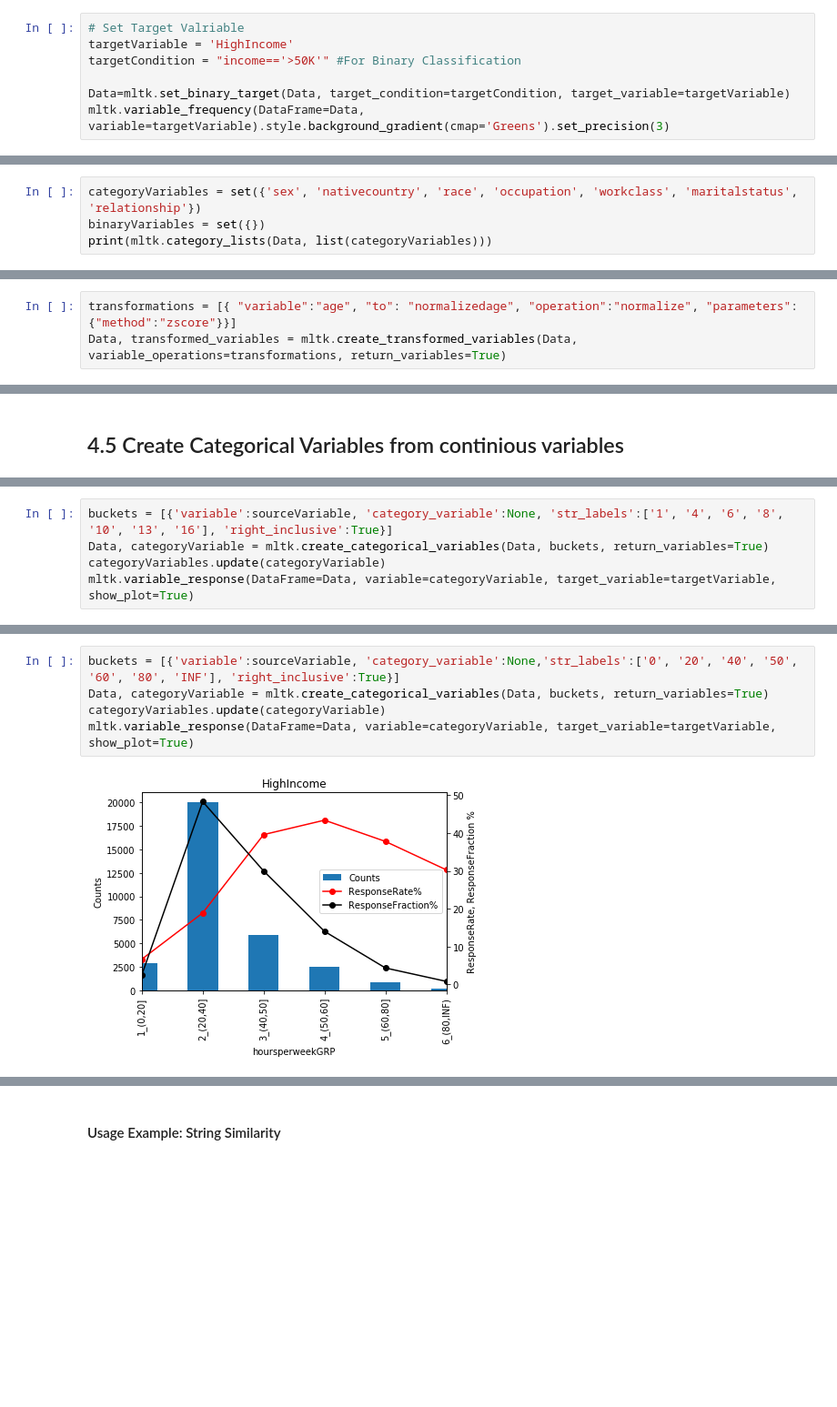
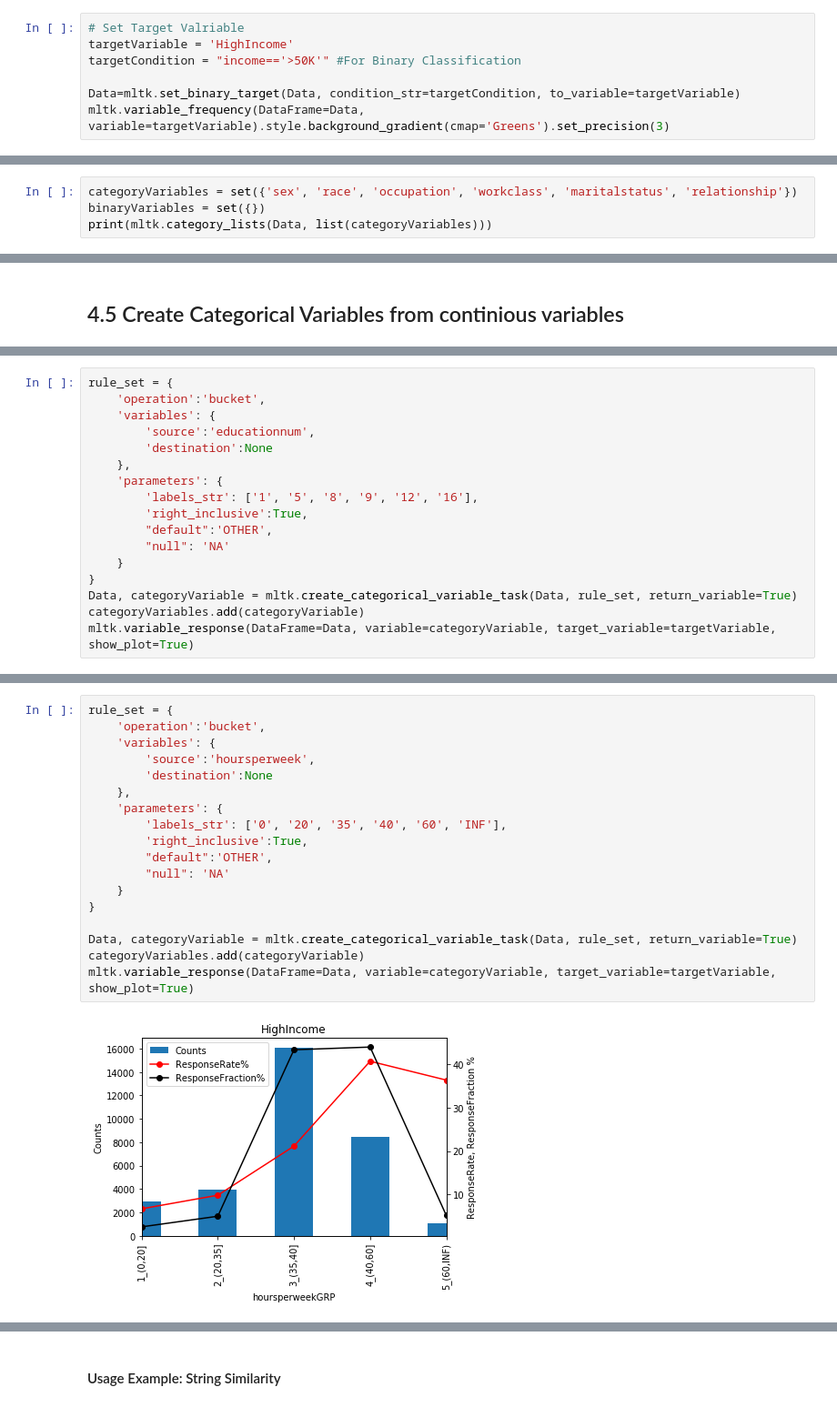
Before and after one commit to mltoolkit/MLToolKit, a Jupyter notebook: MLToolKit Example - Adult Census Income.ipynb, the cells around one changed output, grey strips where cells are left out. Shown at 91% size. Cells and saved outputs as stored; diff of their text form; blank space fills up the shorter version.

```diff
--- a/MLToolKit Example - Adult Census Income.ipynb
+++ b/MLToolKit Example - Adult Census Income.ipynb
@@ -102,7 +102,7 @@ mltk.variable_frequency(DataFrame=Data, variable=target_source).style.background
 targetVariable = 'HighIncome'
 targetCondition = "income=='>50K'" #For Binary Classification
 
-Data=mltk.set_binary_target(Data, target_condition=targetCondition, target_variable=targetVariable)
+Data=mltk.set_binary_target(Data, condition_str=targetCondition, to_variable=targetVariable)
 mltk.variable_frequency(DataFrame=Data, variable=targetVariable).style.background_gradient(cmap='Greens').set_precision(3)
 # %% [output]
 |  | Counts | CountsFraction% |
@@ -235,7 +257,7 @@ table.style.background_gradient(cmap='Greens').set_precision(3)
 # %% [markdown]
 ## 4.1 Inspect Categorical Variables
 # %%
-categoryVariables = set({'sex', 'nativecountry', 'race', 'occupation', 'workclass', 'maritalstatus', 'relationship'})
+categoryVariables = set({'sex', 'race', 'occupation', 'workclass', 'maritalstatus', 'relationship'})
 binaryVariables = set({})
 print(mltk.category_lists(Data, list(categoryVariables)))
 # %% [output]
@@ -258,6 +280,3 @@ print(mltk.category_lists(Data, list(categoryVariables)))
 }
 # %% [markdown]
 ## 4.2 Tranform Variables
-# %%
-transformations = [{ "variable":"age", "to": "normalizedage", "operation":"normalize", "parameters":{"method":"zscore"}}]
-Data, transformed_variables = mltk.create_transformed_variables(Data, variable_operations=transformations, return_variables=True)
@@ -426,6 +573,18 @@ mltk.histogram(Data, sourceVariable, n_bins=10, orientation='vertical', show_plo
 # %%
-buckets = [{'variable':sourceVariable, 'category_variable':None, 'str_labels':['1', '4', '6', '8', '10', '13', '16'], 'right_inclusive':True}]
-Data, categoryVariable = mltk.create_categorical_variables(Data, buckets, return_variables=True)
-categoryVariables.update(categoryVariable)
+rule_set = {
+    'operation':'bucket',
+    'variables': {
+        'source':'educationnum',
+        'destination':None
+    },
+    'parameters': {
+        'labels_str': ['1', '5', '8', '9', '12', '16'],
+        'right_inclusive':True,
+        "default":'OTHER',
+        "null": 'NA'
+    }
+}
+Data, categoryVariable = mltk.create_categorical_variable_task(Data, rule_set, return_variable=True)
+categoryVariables.add(categoryVariable)
 mltk.variable_response(DataFrame=Data, variable=categoryVariable, target_variable=targetVariable, show_plot=True)
 # %% [output]
@@ -460,10 +618,23 @@ mltk.histogram(Data, sourceVariable, n_bins=10, orientation='vertical', show_plo
 # %%
-buckets = [{'variable':sourceVariable, 'category_variable':None,'str_labels':['0', '20', '40', '50', '60', '80', 'INF'], 'right_inclusive':True}]
-Data, categoryVariable = mltk.create_categorical_variables(Data, buckets, return_variables=True)
-categoryVariables.update(categoryVariable)
+rule_set = {
+    'operation':'bucket',
+    'variables': {
+        'source':'hoursperweek',
+        'destination':None
+    },
+    'parameters': {
+        'labels_str': ['0', '20', '35', '40', '60', 'INF'],
+        'right_inclusive':True,
+        "default":'OTHER',
+        "null": 'NA'
+    }
+}
+
+Data, categoryVariable = mltk.create_categorical_variable_task(Data, rule_set, return_variable=True)
+categoryVariables.add(categoryVariable)
 mltk.variable_response(DataFrame=Data, variable=categoryVariable, target_variable=targetVariable, show_plot=True)
 # %% [output]
-[figure, old version]
+[figure, new version]
 |  | Counts | HighIncome | CountsFraction% | ResponseFraction% | ResponseRate% |
 | hoursperweekGRP |  |  |  |  |  |
 | 1_(0,20] | 2928 | 195 | 8.99235 | 2.48693 | 6.65984 |
```
Also changed, not shown: parts of 72 cells of this notebook.
